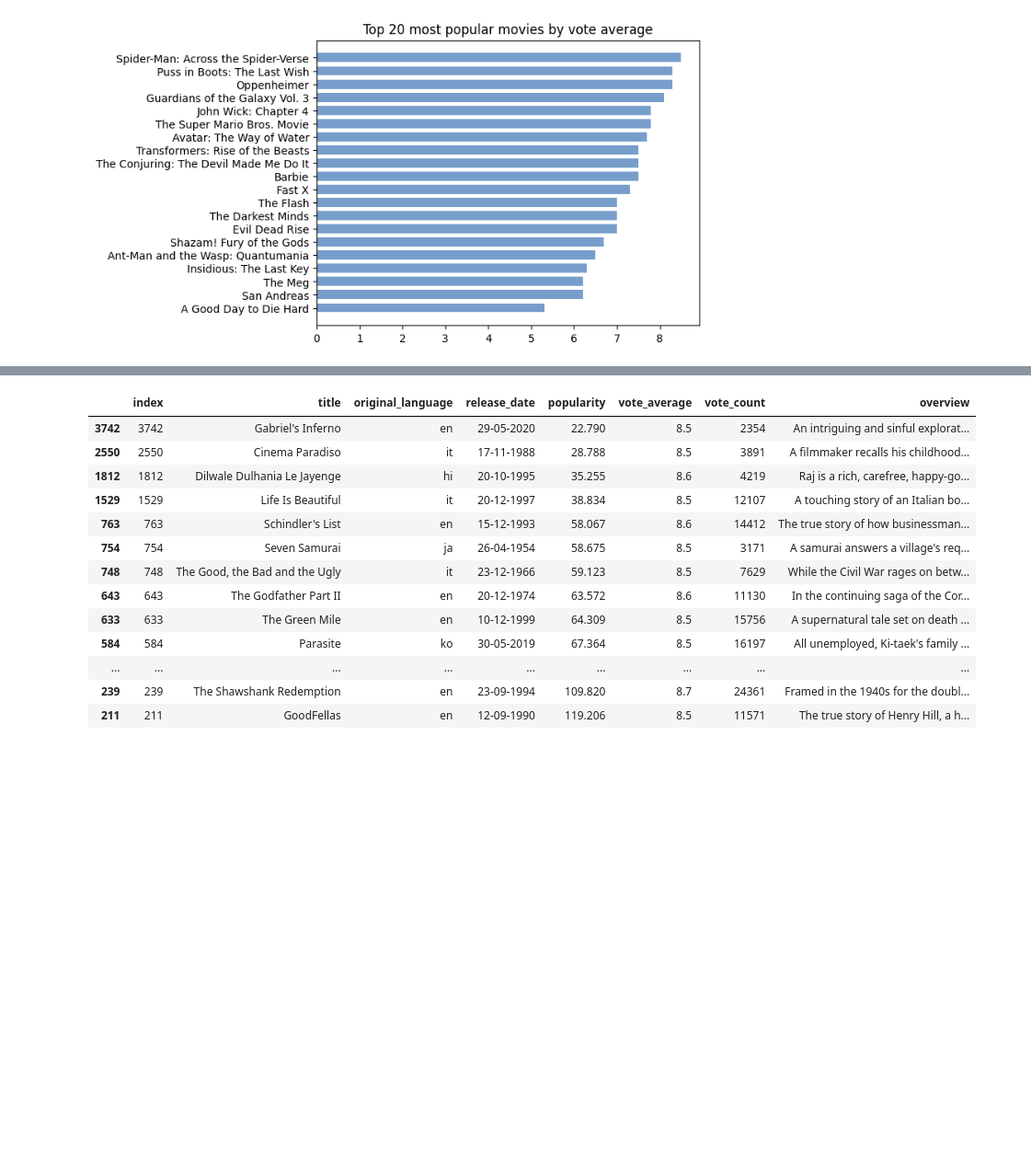
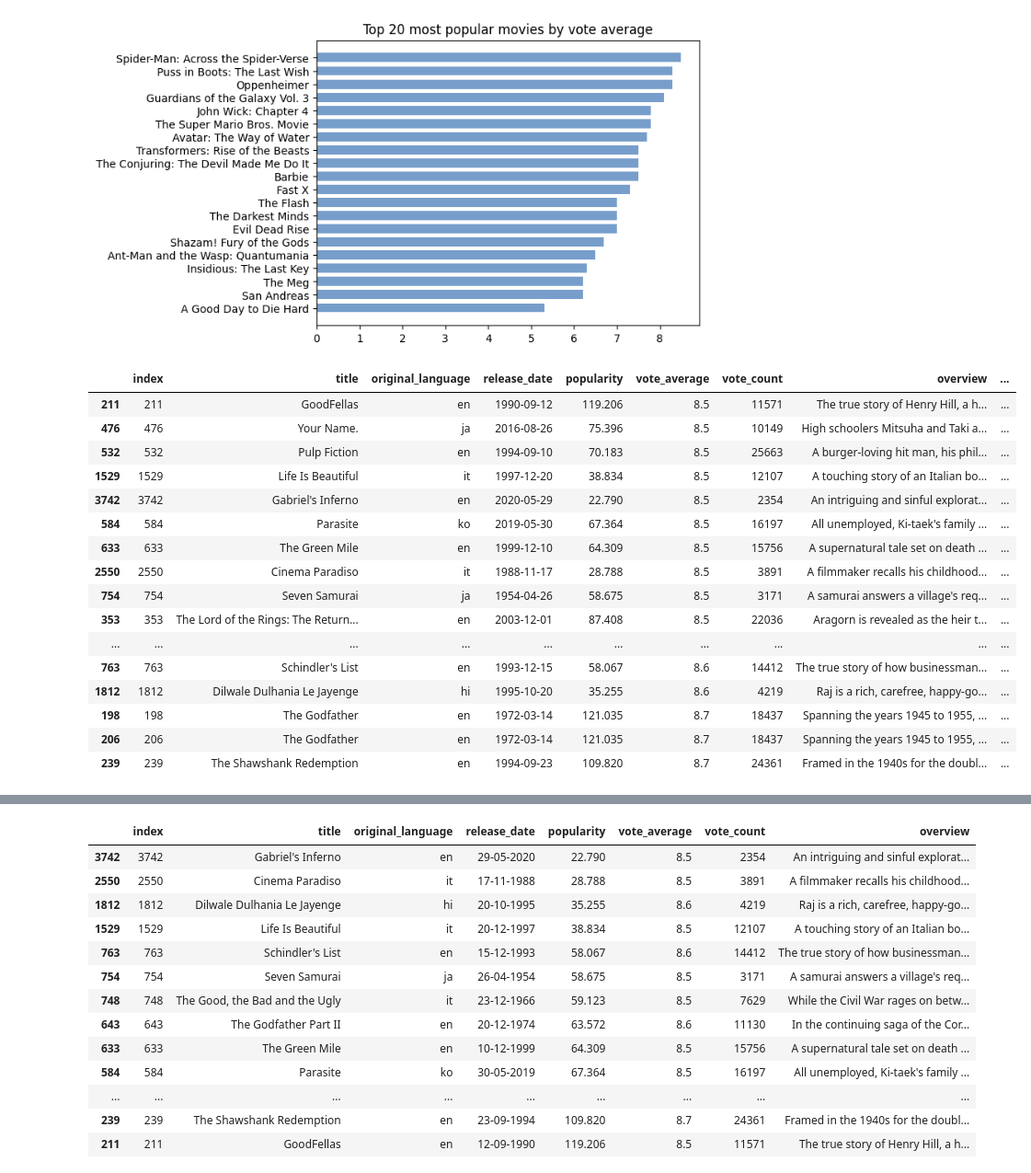
Before and after one commit to agustinFiori32/Latest-10000-Movies-Dataset-from-TMDB-analysis, a Jupyter notebook: new.ipynb, the cells around one changed output, grey strips where cells are left out. Shown: that part at 92% size. Cells and saved outputs as stored; diff of their text form; code cells hidden in the pictures; blank space fills up the shorter version.

```diff
--- a/new.ipynb
+++ b/new.ipynb
@@ -62,3 +90,26 @@ plt.title(f'Top {top_to_analysis} most popular movies by vote average')
 plt.show()
 # %% [output]
 [figure]
+# %%
+df_top_votes_for_average = df.sort_values(by='vote_average', ascending=False)
+df_top_votes_for_average = df_top_votes_for_average[df_top_votes_for_average['vote_count'] > 1900].head(top_to_analysis)
+df_top_votes_for_average = df_top_votes_for_average.sort_values(by='vote_average', ascending=True)
+df_top_votes_for_average
+# %% [output]
+|  | index | title | original_language | release_date | popularity | vote_average | vote_count | overview | ... |
+| 211 | 211 | GoodFellas | en | 1990-09-12 | 119.206 | 8.5 | 11571 | The true story of Henry Hill, a h... | ... |
+| 476 | 476 | Your Name. | ja | 2016-08-26 | 75.396 | 8.5 | 10149 | High schoolers Mitsuha and Taki a... | ... |
+| 532 | 532 | Pulp Fiction | en | 1994-09-10 | 70.183 | 8.5 | 25663 | A burger-loving hit man, his phil... | ... |
+| 1529 | 1529 | Life Is Beautiful | it | 1997-12-20 | 38.834 | 8.5 | 12107 | A touching story of an Italian bo... | ... |
+| 3742 | 3742 | Gabriel's Inferno | en | 2020-05-29 | 22.790 | 8.5 | 2354 | An intriguing and sinful explorat... | ... |
+| 584 | 584 | Parasite | ko | 2019-05-30 | 67.364 | 8.5 | 16197 | All unemployed, Ki-taek's family ... | ... |
+| 633 | 633 | The Green Mile | en | 1999-12-10 | 64.309 | 8.5 | 15756 | A supernatural tale set on death ... | ... |
+| 2550 | 2550 | Cinema Paradiso | it | 1988-11-17 | 28.788 | 8.5 | 3891 | A filmmaker recalls his childhood... | ... |
+| 754 | 754 | Seven Samurai | ja | 1954-04-26 | 58.675 | 8.5 | 3171 | A samurai answers a village's req... | ... |
+| 353 | 353 | The Lord of the Rings: The Return... | en | 2003-12-01 | 87.408 | 8.5 | 22036 | Aragorn is revealed as the heir t... | ... |
+| ... | ... | ... | ... | ... | ... | ... | ... | ... | ... |
+| 763 | 763 | Schindler's List | en | 1993-12-15 | 58.067 | 8.6 | 14412 | The true story of how businessman... | ... |
+| 1812 | 1812 | Dilwale Dulhania Le Jayenge | hi | 1995-10-20 | 35.255 | 8.6 | 4219 | Raj is a rich, carefree, happy-go... | ... |
+| 198 | 198 | The Godfather | en | 1972-03-14 | 121.035 | 8.7 | 18437 | Spanning the years 1945 to 1955, ... | ... |
+| 206 | 206 | The Godfather | en | 1972-03-14 | 121.035 | 8.7 | 18437 | Spanning the years 1945 to 1955, ... | ... |
+| 239 | 239 | The Shawshank Redemption | en | 1994-09-23 | 109.820 | 8.7 | 24361 | Framed in the 1940s for the doubl... | ... |
```
Also changed, not shown: parts of 3 cells of this notebook.
